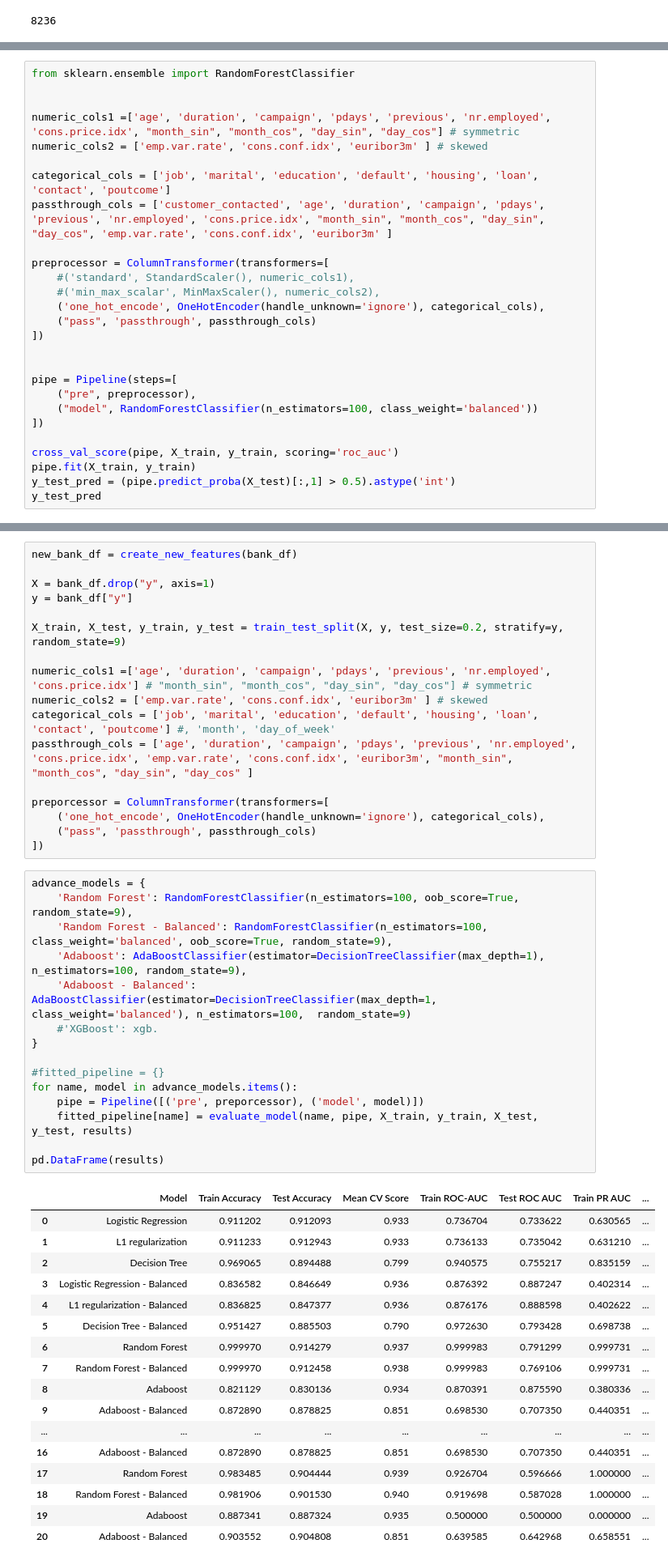
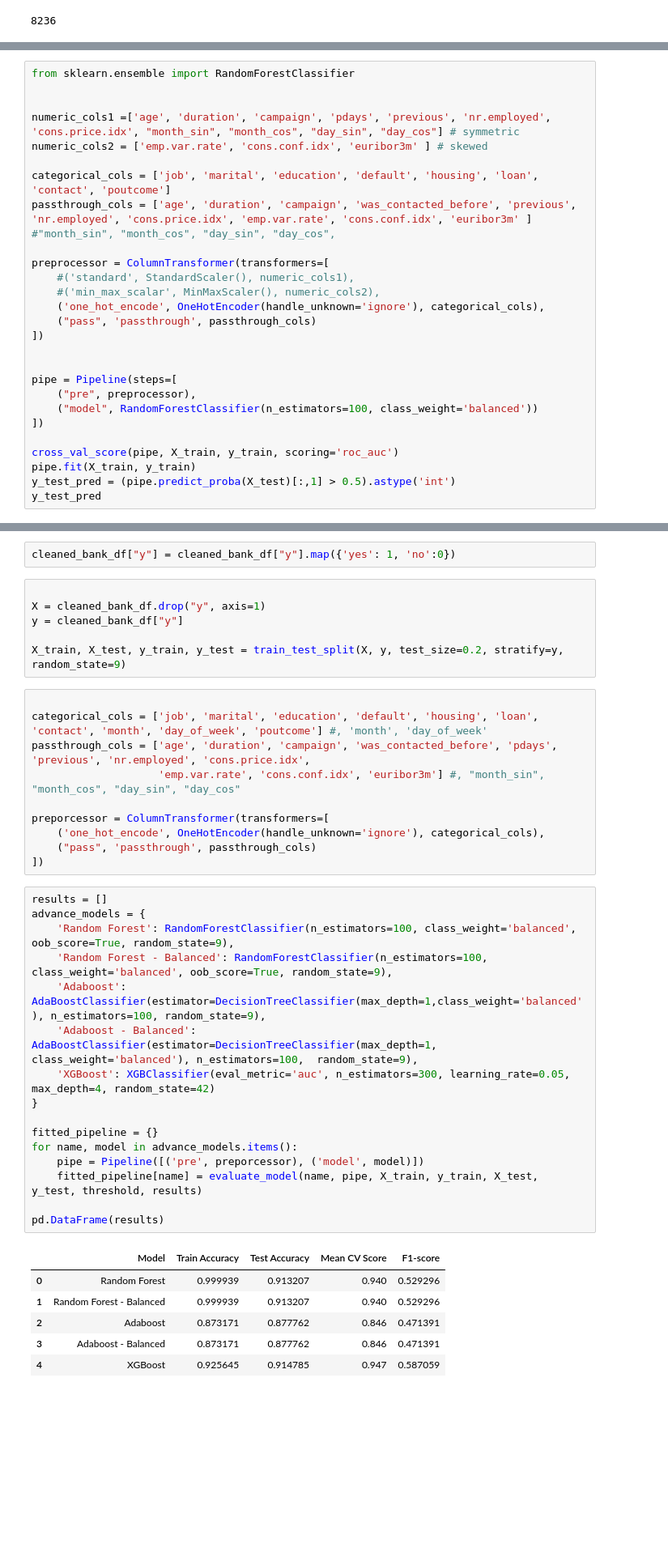
Before and after one commit to Sumanabec/AIML, a Jupyter notebook: bank-marketing-classification/bank-marketing-classification.ipynb, the cells around one changed output, grey strips where cells are left out. Shown at 81% size. Drawn from its saved outputs; the diff is of its cells as text; blank space fills up the shorter version.

```diff
--- a/bank-marketing-classification/bank-marketing-classification.ipynb
+++ b/bank-marketing-classification/bank-marketing-classification.ipynb
@@ -1054,7 +1139,7 @@ numeric_cols1 =['age', 'duration', 'campaign', 'pdays', 'previous', 'nr.employed
 numeric_cols2 = ['emp.var.rate', 'cons.conf.idx', 'euribor3m' ] # skewed
 
 categorical_cols = ['job', 'marital', 'education', 'default', 'housing', 'loan', 'contact', 'poutcome']
-passthrough_cols = ['customer_contacted', 'age', 'duration', 'campaign', 'pdays', 'previous', 'nr.employed', 'cons.price.idx', "month_sin", "month_cos", "day_sin", "day_cos", 'emp.var.rate', 'cons.conf.idx', 'euribor3m' ]
+passthrough_cols = ['age', 'duration', 'campaign', 'was_contacted_before', 'previous', 'nr.employed', 'cons.price.idx', 'emp.var.rate', 'cons.conf.idx', 'euribor3m' ] #"month_sin", "month_cos", "day_sin", "day_cos",
 
 preprocessor = ColumnTransformer(transformers=[
     #('standard', StandardScaler(), numeric_cols1),
@@ -1142,51 +1252,42 @@ day_cos is skewed
+# %%
+cleaned_bank_df["y"] = cleaned_bank_df["y"].map({'yes': 1, 'no':0})
+# %%
+
+X = cleaned_bank_df.drop("y", axis=1)
+y = cleaned_bank_df["y"]
+
+X_train, X_test, y_train, y_test = train_test_split(X, y, test_size=0.2, stratify=y, random_state=9)
 # %%
-new_bank_df = create_new_features(bank_df)
 
-X = bank_df.drop("y", axis=1)
-y = bank_df["y"]
-
-X_train, X_test, y_train, y_test = train_test_split(X, y, test_size=0.2, stratify=y, random_state=9)
-
-numeric_cols1 =['age', 'duration', 'campaign', 'pdays', 'previous', 'nr.employed', 'cons.price.idx'] # "month_sin", "month_cos", "day_sin", "day_cos"] # symmetric
-numeric_cols2 = ['emp.var.rate', 'cons.conf.idx', 'euribor3m' ] # skewed
-categorical_cols = ['job', 'marital', 'education', 'default', 'housing', 'loan', 'contact', 'poutcome'] #, 'month', 'day_of_week'
-passthrough_cols = ['age', 'duration', 'campaign', 'pdays', 'previous', 'nr.employed', 'cons.price.idx', 'emp.var.rate', 'cons.conf.idx', 'euribor3m', "month_sin", "month_cos", "day_sin", "day_cos" ]
+categorical_cols = ['job', 'marital', 'education', 'default', 'housing', 'loan', 'contact', 'month', 'day_of_week', 'poutcome'] #, 'month', 'day_of_week'
+passthrough_cols = ['age', 'duration', 'campaign', 'was_contacted_before', 'pdays', 'previous', 'nr.employed', 'cons.price.idx',
+                    'emp.var.rate', 'cons.conf.idx', 'euribor3m'] #, "month_sin", "month_cos", "day_sin", "day_cos"
 
 preporcessor = ColumnTransformer(transformers=[
     ('one_hot_encode', OneHotEncoder(handle_unknown='ignore'), categorical_cols),
     ("pass", 'passthrough', passthrough_cols)
 ])
 # %%
+results = []
 advance_models = {
-    'Random Forest': RandomForestClassifier(n_estimators=100, oob_score=True, random_state=9),
+    'Random Forest': RandomForestClassifier(n_estimators=100, class_weight='balanced', oob_score=True, random_state=9),
     'Random Forest - Balanced': RandomForestClassifier(n_estimators=100, class_weight='balanced', oob_score=True, random_state=9),
-    'Adaboost': AdaBoostClassifier(estimator=DecisionTreeClassifier(max_depth=1), n_estimators=100, random_state=9),
-    'Adaboost - Balanced': AdaBoostClassifier(estimator=DecisionTreeClassifier(max_depth=1, class_weight='balanced'), n_estimators=100,  random_state=9)
-    #'XGBoost': xgb.
+    'Adaboost': AdaBoostClassifier(estimator=DecisionTreeClassifier(max_depth=1,class_weight='balanced'), n_estimators=100, random_state=9),
+    'Adaboost - Balanced': AdaBoostClassifier(estimator=DecisionTreeClassifier(max_depth=1, class_weight='balanced'), n_estimators=100,  random_state=9),
+    'XGBoost': XGBClassifier(eval_metric='auc', n_estimators=300, learning_rate=0.05, max_depth=4, random_state=42)
 }
 
-#fitted_pipeline = {}
+fitted_pipeline = {}
 for name, model in advance_models.items():
     pipe = Pipeline([('pre', preporcessor), ('model', model)])
-    fitted_pipeline[name] = evaluate_model(name, pipe, X_train, y_train, X_test, y_test, results)
+    fitted_pipeline[name] = evaluate_model(name, pipe, X_train, y_train, X_test, y_test, threshold, results)
 
 pd.DataFrame(results)
 # %% [output]
-|  | Model | Train Accuracy | Test Accuracy | Mean CV Score | Train ROC-AUC | Test ROC AUC | Train PR AUC | ... |
-| 0 | Logistic Regression | 0.911202 | 0.912093 | 0.933 | 0.736704 | 0.733622 | 0.630565 | ... |
-| 1 | L1 regularization | 0.911233 | 0.912943 | 0.933 | 0.736133 | 0.735042 | 0.631210 | ... |
-| 2 | Decision Tree | 0.969065 | 0.894488 | 0.799 | 0.940575 | 0.755217 | 0.835159 | ... |
-| 3 | Logistic Regression - Balanced | 0.836582 | 0.846649 | 0.936 | 0.876392 | 0.887247 | 0.402314 | ... |
-| 4 | L1 regularization - Balanced | 0.836825 | 0.847377 | 0.936 | 0.876176 | 0.888598 | 0.402622 | ... |
-| 5 | Decision Tree - Balanced | 0.951427 | 0.885503 | 0.790 | 0.972630 | 0.793428 | 0.698738 | ... |
-| 6 | Random Forest | 0.999970 | 0.914279 | 0.937 | 0.999983 | 0.791299 | 0.999731 | ... |
-| 7 | Random Forest - Balanced | 0.999970 | 0.912458 | 0.938 | 0.999983 | 0.769106 | 0.999731 | ... |
-| 8 | Adaboost | 0.821129 | 0.830136 | 0.934 | 0.870391 | 0.875590 | 0.380336 | ... |
-| 9 | Adaboost - Balanced | 0.872890 | 0.878825 | 0.851 | 0.698530 | 0.707350 | 0.440351 | ... |
-| ... | ... | ... | ... | ... | ... | ... | ... | ... |
-| 16 | Adaboost - Balanced | 0.872890 | 0.878825 | 0.851 | 0.698530 | 0.707350 | 0.440351 | ... |
-| 17 | Random Forest | 0.983485 | 0.904444 | 0.939 | 0.926704 | 0.596666 | 1.000000 | ... |
-| 18 | Random Forest - Balanced | 0.981906 | 0.901530 | 0.940 | 0.919698 | 0.587028 | 1.000000 | ... |
-| 19 | Adaboost | 0.887341 | 0.887324 | 0.935 | 0.500000 | 0.500000 | 0.000000 | ... |
-| 20 | Adaboost - Balanced | 0.903552 | 0.904808 | 0.851 | 0.639585 | 0.642968 | 0.658551 | ... |
+|  | Model | Train Accuracy | Test Accuracy | Mean CV Score | F1-score |
+| 0 | Random Forest | 0.999939 | 0.913207 | 0.940 | 0.529296 |
+| 1 | Random Forest - Balanced | 0.999939 | 0.913207 | 0.940 | 0.529296 |
+| 2 | Adaboost | 0.873171 | 0.877762 | 0.846 | 0.471391 |
+| 3 | Adaboost - Balanced | 0.873171 | 0.877762 | 0.846 | 0.471391 |
+| 4 | XGBoost | 0.925645 | 0.914785 | 0.947 | 0.587059 |
 # %%
```
Also changed, not shown: parts of 65 cells of this notebook.
